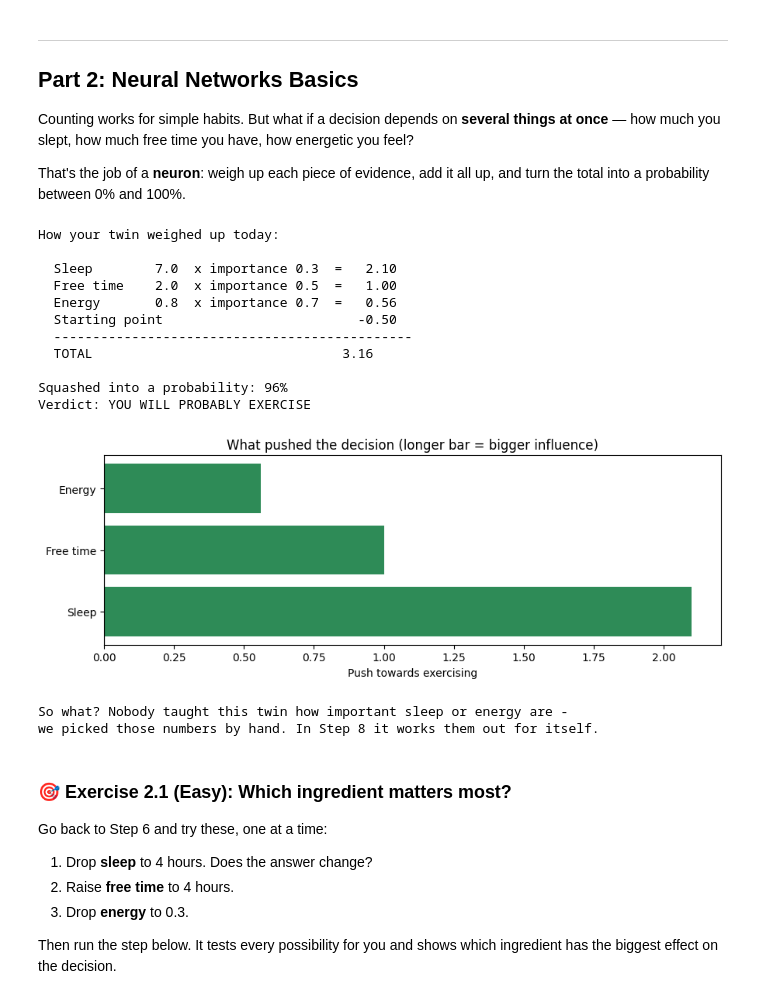
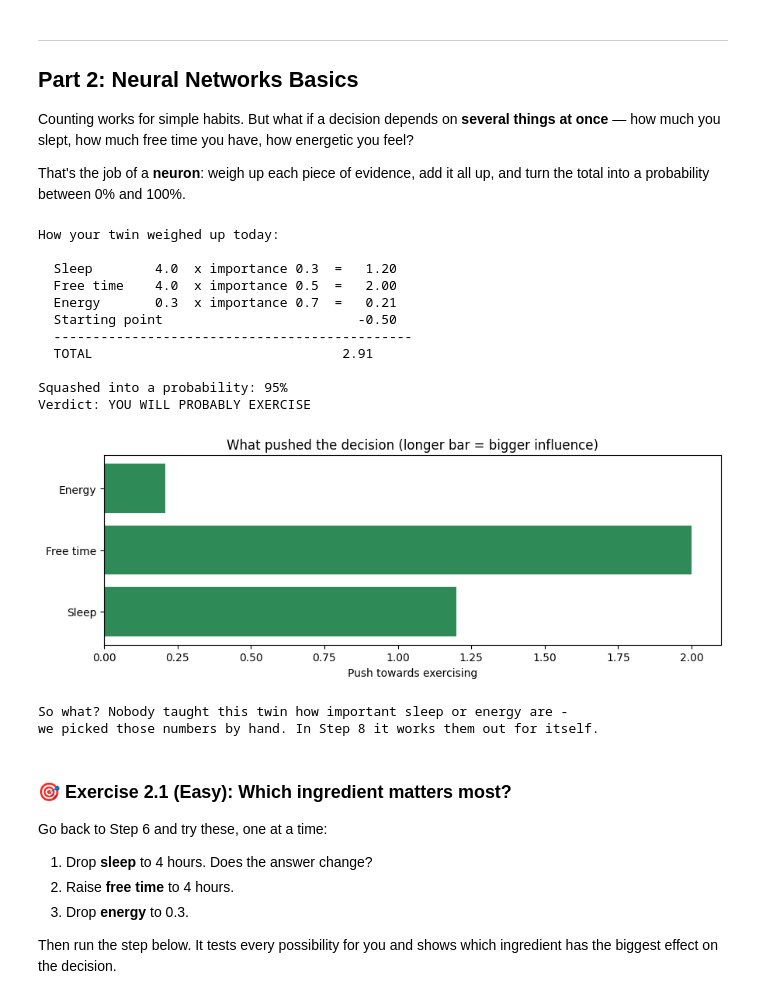
Before and after one commit to lindasomtochukwu/ATF-Colab-Tutorials, a Jupyter notebook: 01_probability_neural_networks_plain_english.ipynb, the cells around one changed output. Saved outputs shown, nothing was run; the diff lists cells and outputs as text; code cells hidden in the pictures.

```diff
--- a/01_probability_neural_networks_plain_english.ipynb
+++ b/01_probability_neural_networks_plain_english.ipynb
@@ -48,8 +48,8 @@ most likely to happen next. Let's watch that happen with a week of daily activit
 #@markdown Think about how you really spend a day: Work? Study? Farming? Prayer? Football? Cooking? Commuting?
 activity_1 = "Prayer" #@param {type:"string"}
 activity_2 = "Sleep" #@param {type:"string"}
-activity_3 = "Commuting" #@param {type:"string"}
-activity_4 = "Work" #@param {type:"string"}
+activity_3 = "Work" #@param {type:"string"}
+activity_4 = "Commuting" #@param {type:"string"}
 activity_5 = "Study" #@param {type:"string"}
 
 # ---- hidden helper code: learners never need to read this ----
@@ -196,10 +196,10 @@ type your own days, and watch the answer change.
 # %%
 #@title ▶ Step 2 — Count how often I do each activity { display-mode: "form" }
 #@markdown **Quickest start:** leave this ticked to use a sample week written in YOUR activities.
-use_a_sample_week = False #@param {type:"boolean"}
+use_a_sample_week = True #@param {type:"boolean"}
 #@markdown **Or describe your own days** below, separated by commas.
 #@markdown Type the words, or just the numbers from Step 1 (1 = your first activity).
-my_days = " Prayer, Sleep, Commuting, Sleep, Work, Sleep, Study, Prayer, Sleep, Commuting, Study, Work, Sleep, Study, Prayer" #@param {type:"string"}
+my_days = "" #@param {type:"string"}
 
 # ---- hidden helper code: learners never need to read this ----
 import numpy as np, matplotlib.pyplot as plt
@@ -771,9 +794,9 @@ total into a probability between 0% and 100%.
 # %%
 #@title ▶ Step 6 — Will I exercise today? { display-mode: "form" }
 #@markdown Describe today, then press play. The twin weighs it all up and decides.
-hours_of_sleep = 7 #@param {type:"slider", min:0, max:12, step:0.5}
-free_time_hours = 2 #@param {type:"slider", min:0, max:8, step:0.5}
-energy_level = 0.8 #@param {type:"slider", min:0, max:1, step:0.05}
+hours_of_sleep = 4 #@param {type:"slider", min:0, max:12, step:0.5}
+free_time_hours = 4 #@param {type:"slider", min:0, max:8, step:0.5}
+energy_level = 0.3 #@param {type:"slider", min:0, max:1, step:0.05}
 
 # ---- hidden helper code: learners never need to read this ----
 import numpy as np, matplotlib.pyplot as plt
@@ -862,39 +885,39 @@ def pick(word):
 w = np.array([0.3, 0.5, 0.7]); bias = -0.5
 x = np.array([hours_of_sleep, free_time_hours, energy_level])
 contrib = x * w
 total = contrib.sum() + bias
 p = 1 / (1 + np.exp(-total))
 labels = ["Sleep", "Free time", "Energy"]
 print("How your twin weighed up today:\n")
 for lab, val, wt, c in zip(labels, x, w, contrib):
     print("  " + lab.ljust(11) + str(val).rjust(5) + "  x importance " + str(wt) + "  = " + format(c, ">6.2f"))
 print("  " + "Starting point".ljust(11) + " " * 24 + format(bias, ">6.2f"))
 print("  " + "-" * 46)
 print("  " + "TOTAL".ljust(11) + " " * 24 + format(total, ">6.2f"))
 print("\nSquashed into a probability: " + format(p, ".0%"))
 print("Verdict: " + ("YOU WILL PROBABLY EXERCISE" if p > 0.5 else "YOU PROBABLY WILL NOT EXERCISE"))
 plt.figure(figsize=(9, 3.4))
 cols = ["seagreen" if c >= 0 else "indianred" for c in contrib]
 plt.barh(labels, contrib, color=cols)
 plt.axvline(0, color="black", linewidth=0.8)
 plt.title("What pushed the decision (longer bar = bigger influence)")
 plt.xlabel("Push towards exercising")
 plt.tight_layout(); plt.show()
 print("So what? Nobody taught this twin how important sleep or energy are -")
 print("we picked those numbers by hand. In Step 8 it works them out for itself.")
 # %% [output]
 How your twin weighed up today:
 
-  Sleep        7.0  x importance 0.3  =   2.10
-  Free time    2.0  x importance 0.5  =   1.00
-  Energy       0.8  x importance 0.7  =   0.56
+  Sleep        4.0  x importance 0.3  =   1.20
+  Free time    4.0  x importance 0.5  =   2.00
+  Energy       0.3  x importance 0.7  =   0.21
   Starting point                         -0.50
   ----------------------------------------------
-  TOTAL                                3.16
+  TOTAL                                2.91
 
-Squashed into a probability: 96%
+Squashed into a probability: 95%
 Verdict: YOU WILL PROBABLY EXERCISE
-[figure, old version]
+[figure, new version]
 So what? Nobody taught this twin how important sleep or energy are -
 we picked those numbers by hand. In Step 8 it works them out for itself.
 # %% [markdown]
```
Also changed, not shown: parts of 7 cells of this notebook.
